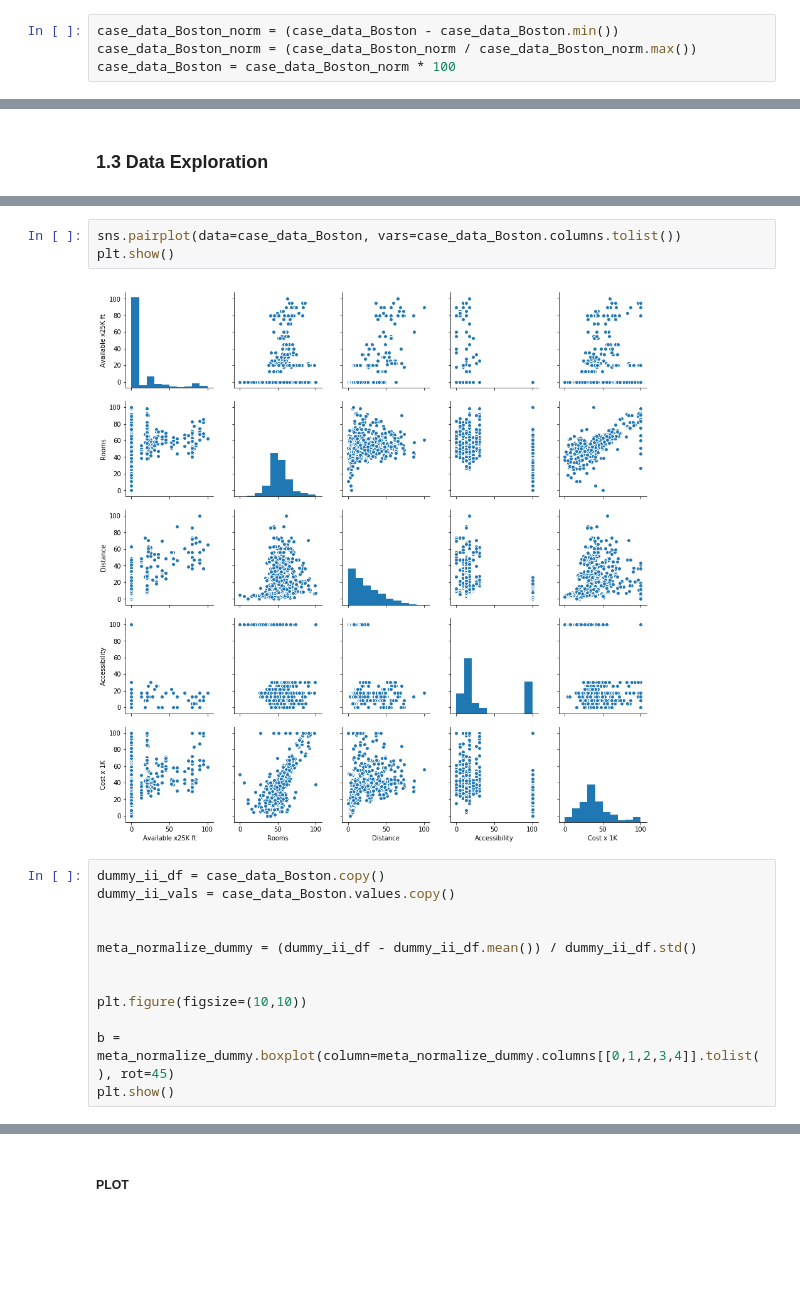
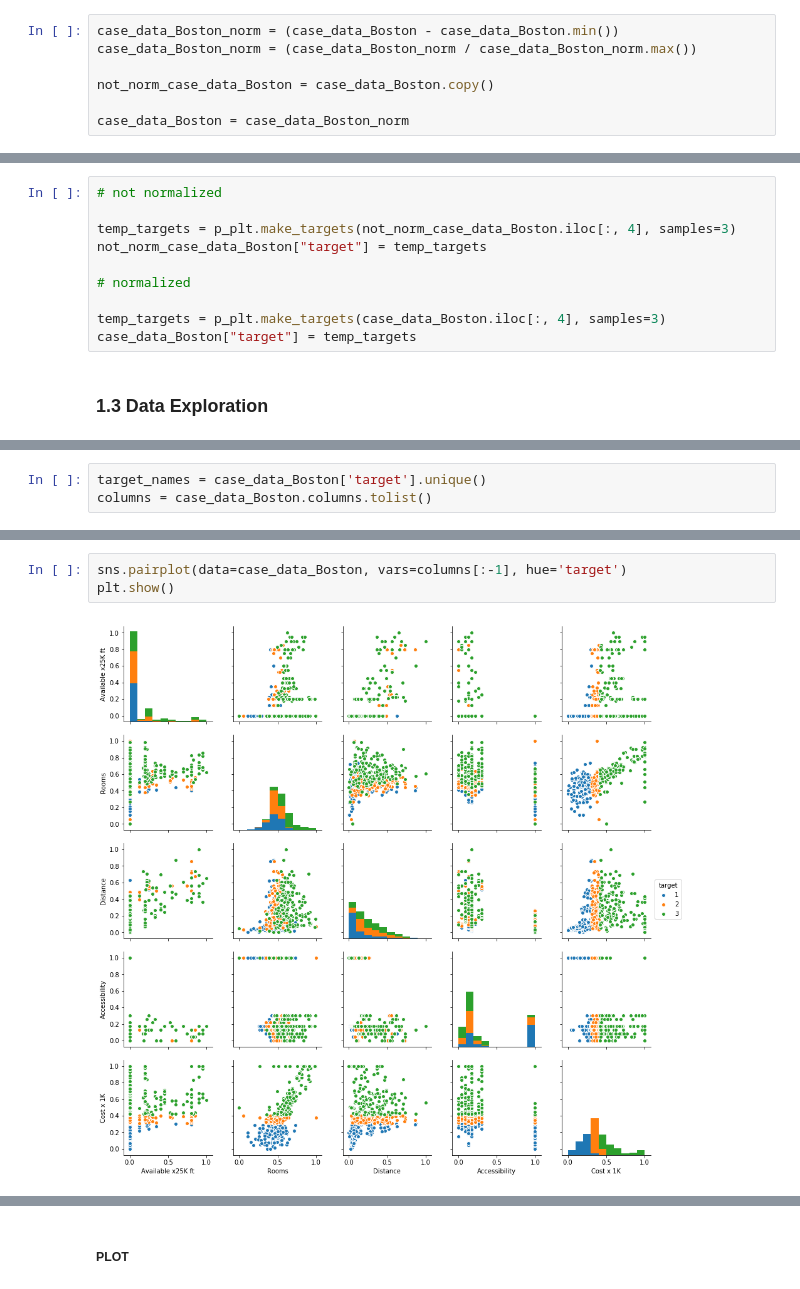
Before and after one commit to jahirmedinacs/datamining-p3, a Jupyter notebook: Practica3.ipynb, the cells around one changed output, grey strips where cells are left out. Drawn from its saved outputs; the diff is of its cells as text; blank space fills up the shorter version.

```diff
--- a/Practica3.ipynb
+++ b/Practica3.ipynb
@@ -99,4 +100,7 @@ case_data_Boston.columns = ["Available x25K ft", "Rooms", "Distance", "Accessibi
 # %%
 case_data_Boston_norm = (case_data_Boston - case_data_Boston.min())
 case_data_Boston_norm = (case_data_Boston_norm / case_data_Boston_norm.max())
-case_data_Boston = case_data_Boston_norm * 100
+
+not_norm_case_data_Boston = case_data_Boston.copy()
+
+case_data_Boston = case_data_Boston_norm
@@ -103,3 +109,13 @@ case_data_Boston = case_data_Boston_norm * 100
+# %%
+# not normalized
+
+temp_targets = p_plt.make_targets(not_norm_case_data_Boston.iloc[:, 4], samples=3)
+not_norm_case_data_Boston["target"] = temp_targets
+
+# normalized
+
+temp_targets = p_plt.make_targets(case_data_Boston.iloc[:, 4], samples=3)
+case_data_Boston["target"] = temp_targets
 # %% [markdown]
 ### 1.3 Data Exploration
 # %%
@@ -116,0 +151,3 @@ case_data_Boston.columns.tolist()
+# %%
+target_names = case_data_Boston['target'].unique()
+columns = case_data_Boston.columns.tolist()
@@ -117,17 +178,5 @@ case_data_Boston.columns.tolist()
 # %%
-sns.pairplot(data=case_data_Boston, vars=case_data_Boston.columns.tolist())
+sns.pairplot(data=case_data_Boston, vars=columns[:-1], hue='target')
 plt.show()
 # %% [output]
-[figure, old version]
+[figure, new version]
-# %%
-dummy_ii_df = case_data_Boston.copy()
-dummy_ii_vals = case_data_Boston.values.copy()
-
-
-meta_normalize_dummy = (dummy_ii_df - dummy_ii_df.mean()) / dummy_ii_df.std()
-
-
-plt.figure(figsize=(10,10))
-
-b = meta_normalize_dummy.boxplot(column=meta_normalize_dummy.columns[[0,1,2,3,4]].tolist(), rot=45)
-plt.show()
```
Also changed, not shown: parts of 100 cells of this notebook, 1 other file.
